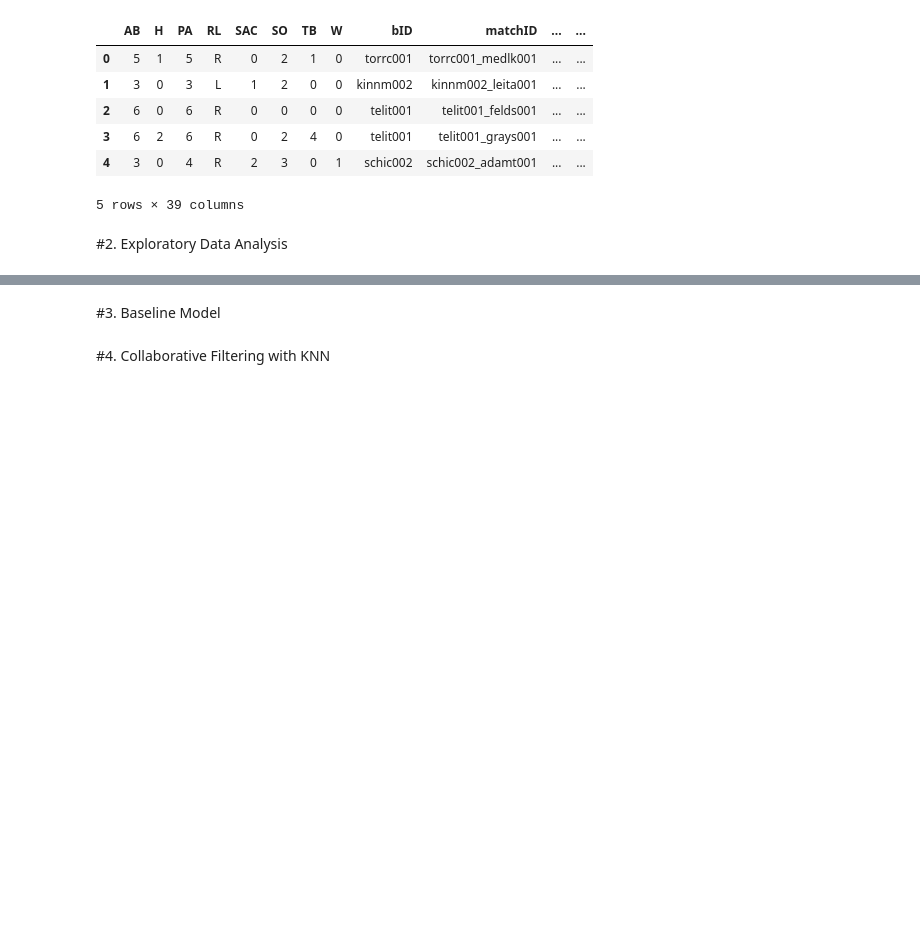
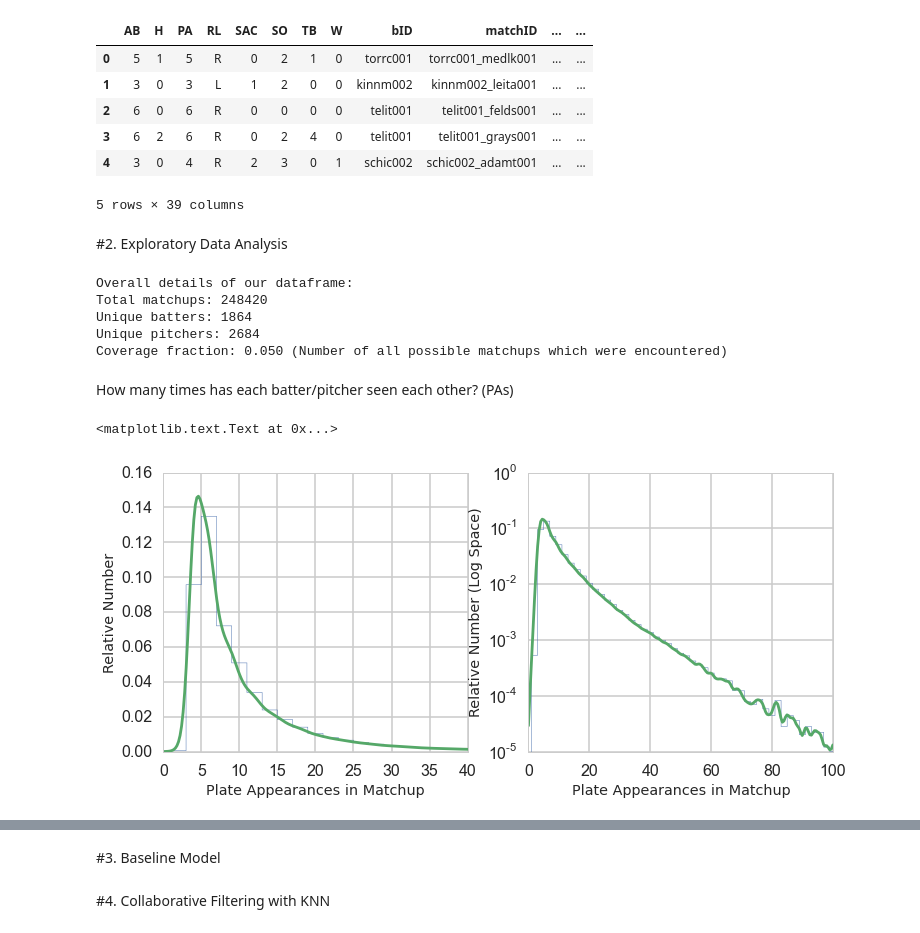
Before and after one commit to bacook17/CS109_baseball, a Jupyter notebook: Master_Notebook.ipynb, the cells around one changed output, grey strips where cells are left out. Saved outputs shown, nothing was run; the diff lists cells and outputs as text; code cells hidden in the pictures; blank space fills up the shorter version.

```diff
--- a/Master_Notebook.ipynb
+++ b/Master_Notebook.ipynb
@@ -375,3 +384,40 @@ new_matchup_df.head()
 new_matchup_df.to_csv("temp_matchupdf.csv", index=False)
 # %% [markdown]
 #2. Exploratory Data Analysis
+# %%
+print("Overall details of our dataframe:")
+print('Total matchups: %d'%(len(new_matchup_df)))
+print('Unique batters: %d'%(len(batter_df)))
+print('Unique pitchers: %d'%(len(pitcher_df)))
+print('Coverage fraction: %.3f (Number of all possible matchups which were encountered)'%(float(len(new_matchup_df)) / (len(batter_df)*len(pitcher_df))))
+# %% [output]
+Overall details of our dataframe:
+Total matchups: 248420
+Unique batters: 1864
+Unique pitchers: 2684
+Coverage fraction: 0.050 (Number of all possible matchups which were encountered)
+# %% [markdown]
+How many times has each batter/pitcher seen each other? (PAs)
+# %%
+kde_times_seen = stats.gaussian_kde(new_matchup_df['PA'])
+
+fig, axes = plt.subplots(figsize=(12, 5), ncols=2)
+axis=axes[0]
+axis.hist(new_matchup_df['PA'], normed=True, bins=80, histtype='step')
+x = np.linspace(0, 40, 200)
+axis.plot(x, kde_times_seen(x))
+axis.set_xlim([0, 40])
+axis.set_xlabel('Plate Appearances in Matchup', fontsize='x-large')
+axis.set_ylabel('Relative Number', fontsize='x-large')
+
+axis=axes[1]
+axis.hist(new_matchup_df['PA'], normed=True, bins=80, histtype='step')
+x = np.linspace(0, 100, 200)
+axis.plot(x, kde_times_seen(x))
+axis.set_xlim([0, 100])
+axis.set_yscale('log')
+axis.set_xlabel('Plate Appearances in Matchup', fontsize='x-large')
+axis.set_ylabel('Relative Number (Log Space)', fontsize='x-large')
+# %% [output]
+<matplotlib.text.Text at 0x...>
+[figure, added]
```
Also changed, not shown: parts of 8 cells of this notebook.
